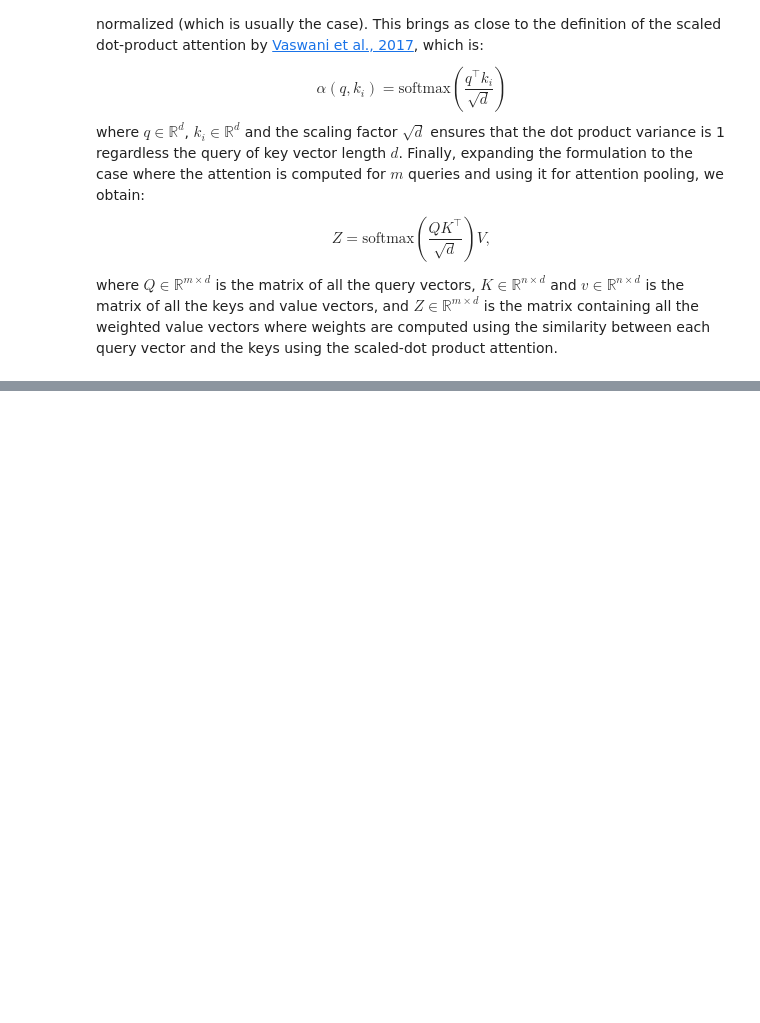
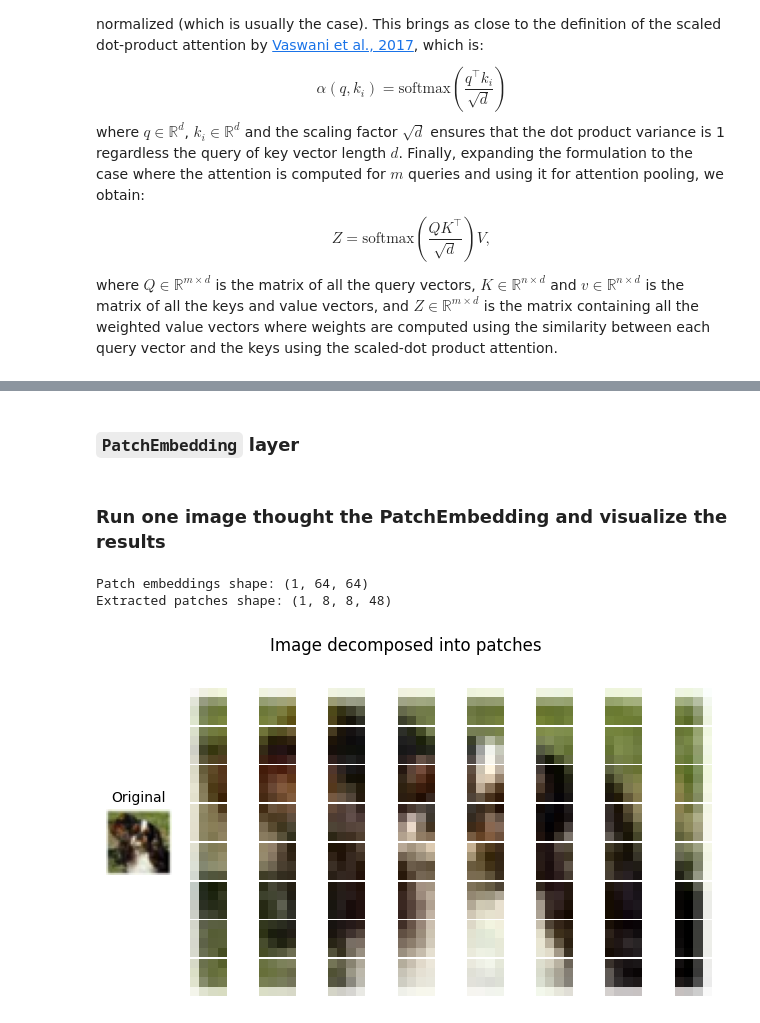
Before and after one commit to arreen/deeplearninglabs, a Jupyter notebook: 5_Transformers/Vision_transformers.ipynb, the cells around one changed output, grey strips where cells are left out. Saved outputs shown, nothing was run; the diff lists cells and outputs as text; code cells hidden in the pictures; blank space fills up the shorter version.

```diff
--- a/5_Transformers/Vision_transformers.ipynb
+++ b/5_Transformers/Vision_transformers.ipynb
@@ -729,0 +567,2 @@ For short text, you can input the text directly as a variable. For longer texts,
+# %% [markdown]
+### `PatchEmbedding` layer
@@ -729,0 +613,35 @@ For short text, you can input the text directly as a variable. For longer texts,
+# %% [markdown]
+### Run one image thought the PatchEmbedding and visualize the results
+# %%
+# Run one image thought the PatchEmbedding and visualize the results
+## Define patch embedding layer and extract patches for one image
+patch_embedding_layer = PatchEmbedding(cfg.image_size, cfg.patch_size, cfg.projection_dim)
+patch_embeddings, patches = patch_embedding_layer(data.train.images[:1], return_patches=True)
+print(f'Patch embeddings shape: {patch_embeddings.shape}')
+print(f'Extracted patches shape: {patches.shape}')
+
+# Show original image alongside patches arranged as a grid recomposing the image
+grid_size = cfg.image_size // cfg.patch_size
+patches_np = patches[0].numpy().reshape(grid_size, grid_size, cfg.patch_size, cfg.patch_size, 3)
+
+fig = plt.figure(figsize=(8, 4))
+gs = fig.add_gridspec(grid_size, grid_size + 1, hspace=0.05, wspace=0.05)
+
+ax_orig = fig.add_subplot(gs[:, 0])
+ax_orig.imshow(data.train.images[0])
+ax_orig.set_title('Original', fontsize=10)
+ax_orig.axis('off')
+
+for row in range(grid_size):
+    for col in range(grid_size):
+        ax = fig.add_subplot(gs[row, col + 1])
+        ax.imshow(patches_np[row, col])
+
+        ax.axis('off')
+
+fig.suptitle('Image decomposed into patches', y=1.01)
+plt.show()
+# %% [output]
+Patch embeddings shape: (1, 64, 64)
+Extracted patches shape: (1, 8, 8, 48)
+[figure, added]
```
Also changed, not shown: parts of 74 cells of this notebook, 2 other files.
